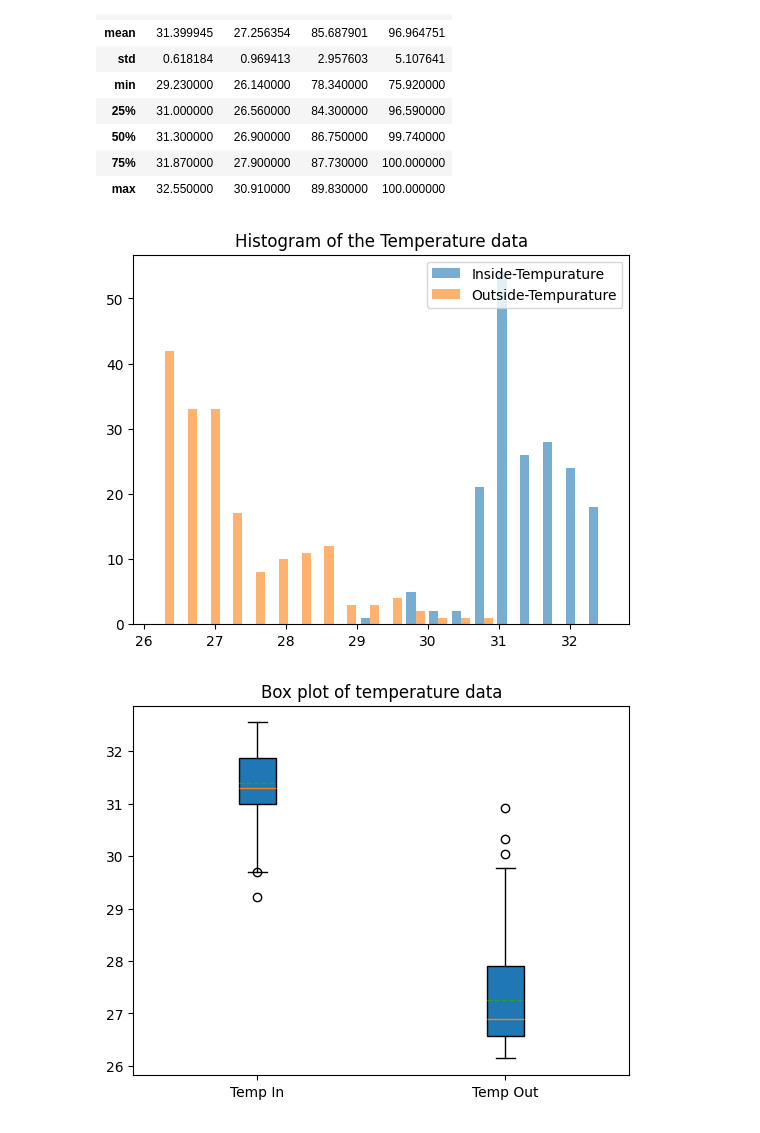
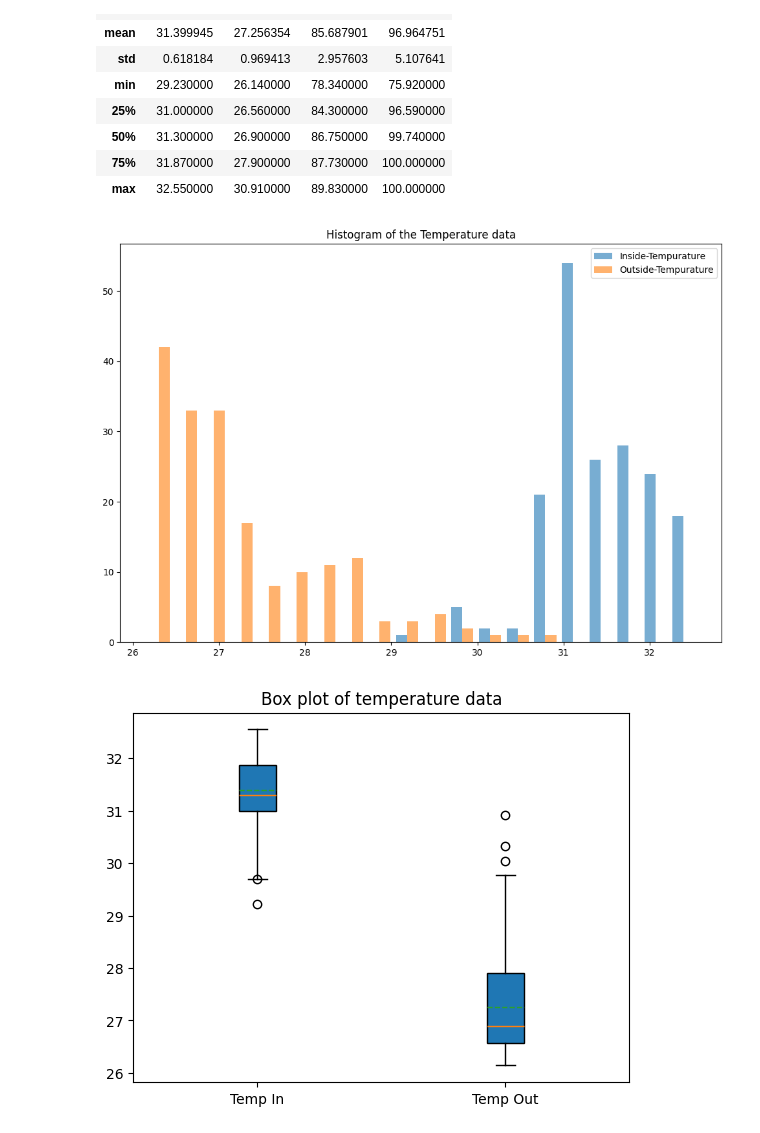
Before and after one commit to CSE-ICE-21/IntelliBee, a Jupyter notebook: Data-Collecting-Device/Data-Visualization/visualize_temp_hum.ipynb, the cells around one changed output. Drawn from its saved outputs; the diff is of its cells as text; code cells hidden in the pictures.

```diff
--- a/Data-Collecting-Device/Data-Visualization/visualize_temp_hum.ipynb
+++ b/Data-Collecting-Device/Data-Visualization/visualize_temp_hum.ipynb
@@ -36,12 +36,12 @@ temperature_df = df[["Temp In","Temp Out"]]
 humidity_df = df[["Hum In","Hum Out"]]
 # %%
 
-plt.figure(figsize=(8, 6))
+plt.figure(figsize=(12, 8))
 plt.title('Histogram of the Temperature data')
 plt.hist(temperature_df.values, bins=20, alpha=0.6, label=['Inside-Tempurature', 'Outside-Tempurature'])
 plt.legend(loc='upper right')
 plt.savefig(os.path.join(OUTPUT_PATH, 'Temperature-Histogram.png'), dpi=300)
 plt.show()
 # %% [output]
-[figure, old version]
+[figure, new version]
 # %%
```
Also changed, not shown: parts of 3 cells of this notebook, 56 other files.
